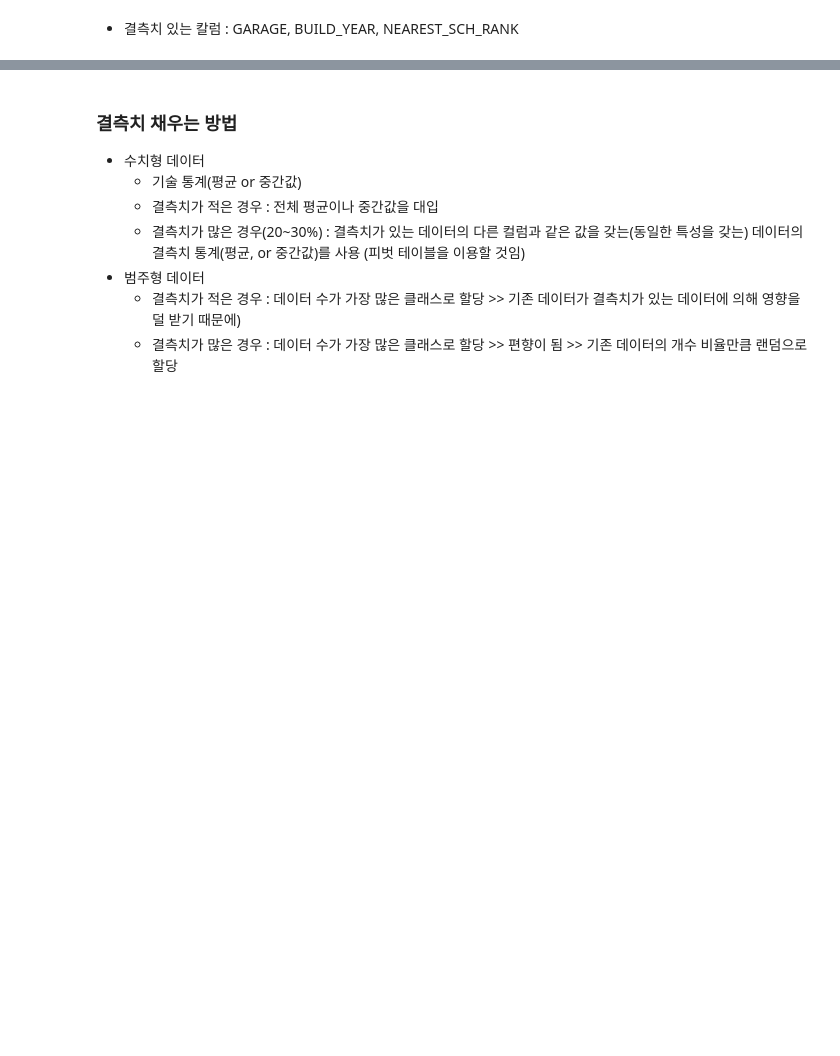
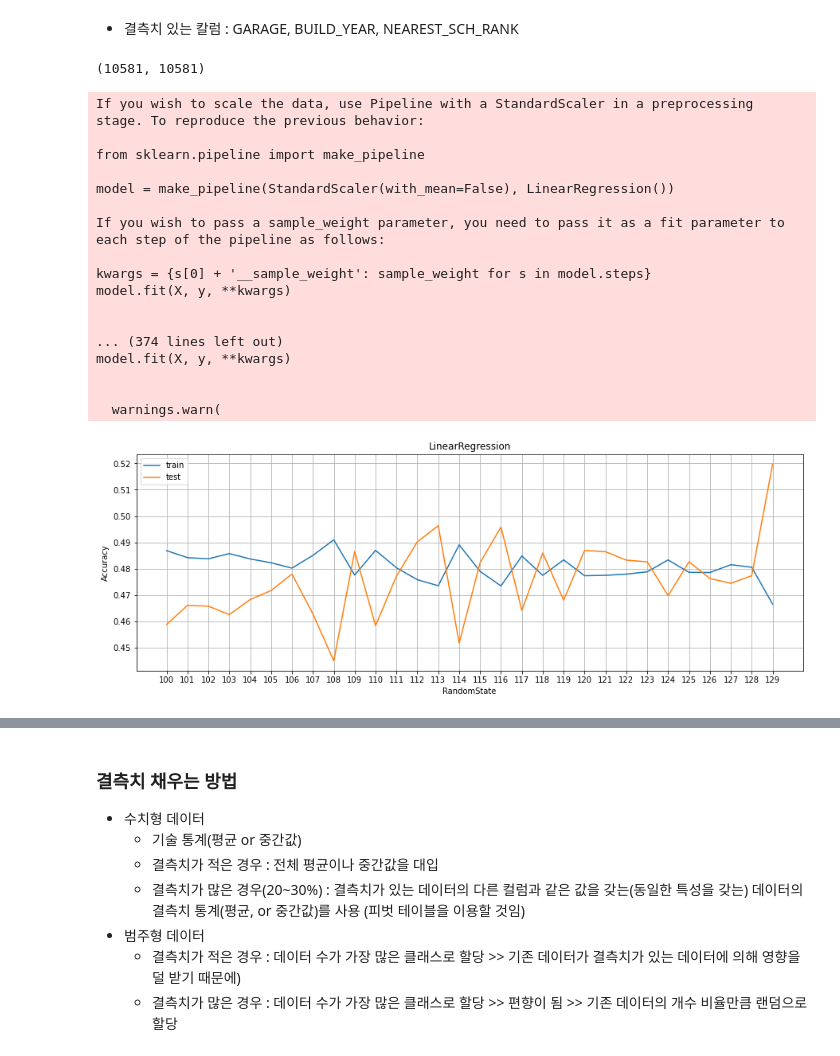
Before and after one commit to MinjuKang727/Python, a Jupyter notebook: Machine_Learning/Kaggle_Regression_House_Price.ipynb, the cells around one changed output, grey strips where cells are left out. Drawn from its saved outputs; the diff is of its cells as text; code cells hidden in the pictures; blank space fills up the shorter version.

```diff
--- a/Machine_Learning/Kaggle_Regression_House_Price.ipynb
+++ b/Machine_Learning/Kaggle_Regression_House_Price.ipynb
@@ -93,3 +93,52 @@ col = ['BEDROOMS', 'BATHROOMS',
 X_train = train1.loc[:,col]
 y_train = train1.loc[:, 'PRICE']
 X_test = test.loc[:, col]
+len(X_train),len(y_train)
+# %% [output]
+(10581, 10581)
+# %%
+from sklearn.model_selection import train_test_split
+import matplotlib.pyplot as plt
+from sklearn.linear_model import LinearRegression
+
+train_acc = []
+test_acc = []
+rs = range(100, 130)
+for i in rs:
+
+    X_train1, X_test1, y_train1,y_test1 = train_test_split(X_train, y_train, random_state=i)
+
+    lr_model = LinearRegression(normalize=True)
+    lr_model.fit(X_train1, y_train1)
+    train_acc.append(lr_model.score(X_train1, y_train1))
+    test_acc.append(lr_model.score(X_test1, y_test1))
+
+plt.figure(figsize = (15, 5)) # 가로, 세로의 크기
+plt.plot(rs, train_acc, label='train')
+plt.plot(rs, test_acc, label='test')
+plt.legend() # 범례
+plt.xticks(rs)
+plt.ylabel('Accuracy')
+plt.xlabel('RandomState')
+plt.title(f'LinearRegression')
+plt.grid()
+plt.show()
+# %% [output]
+If you wish to scale the data, use Pipeline with a StandardScaler in a preprocessing stage. To reproduce the previous behavior:
+
+from sklearn.pipeline import make_pipeline
+
+model = make_pipeline(StandardScaler(with_mean=False), LinearRegression())
+
+If you wish to pass a sample_weight parameter, you need to pass it as a fit parameter to each step of the pipeline as follows:
+
+kwargs = {s[0] + '__sample_weight': sample_weight for s in model.steps}
+model.fit(X, y, **kwargs)
+
+
+... (374 lines left out)
+model.fit(X, y, **kwargs)
+
+
+  warnings.warn(
+[figure, added]
```
Also changed, not shown: parts of 7 cells of this notebook, 2 other files.
